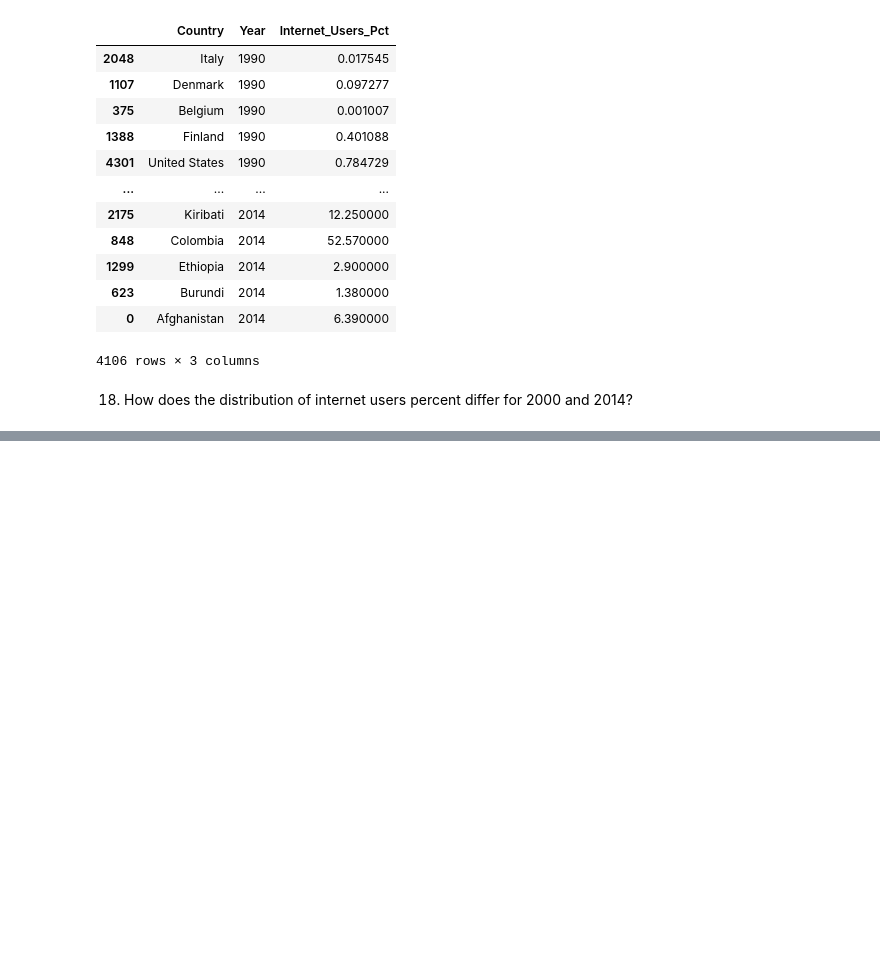
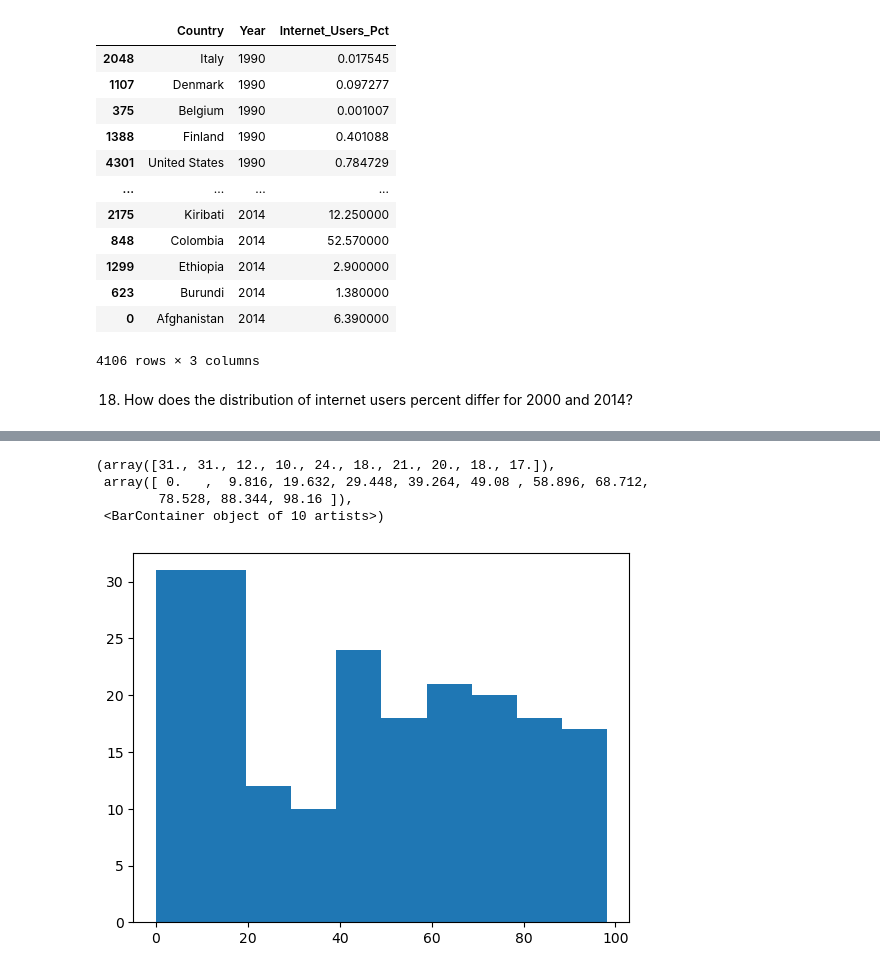
Before and after one commit to NSS-Data-Analytics-Cohort-8/gdp-and-internet-usage-melaniewesson, a Jupyter notebook: notebooks/un_project.ipynb, the cells around one changed output, grey strips where cells are left out. Cells and saved outputs as stored; diff of their text form; code cells hidden in the pictures; blank space fills up the shorter version.

```diff
--- a/notebooks/un_project.ipynb
+++ b/notebooks/un_project.ipynb
@@ -443,0 +452,9 @@ non_zero.sort_values("Year", ascending=True)
+# %%
+internet_2014 = internet_df[internet_df["Year"] == '2014']
+plt.hist(internet_2014['Internet_Users_Pct'], bins=10)
+# %% [output]
+(array([31., 31., 12., 10., 24., 18., 21., 20., 18., 17.]),
+ array([ 0.   ,  9.816, 19.632, 29.448, 39.264, 49.08 , 58.896, 68.712,
+        78.528, 88.344, 98.16 ]),
+ <BarContainer object of 10 artists>)
+[figure, added]
```
Also changed, not shown: parts of 1 cell of this notebook.
